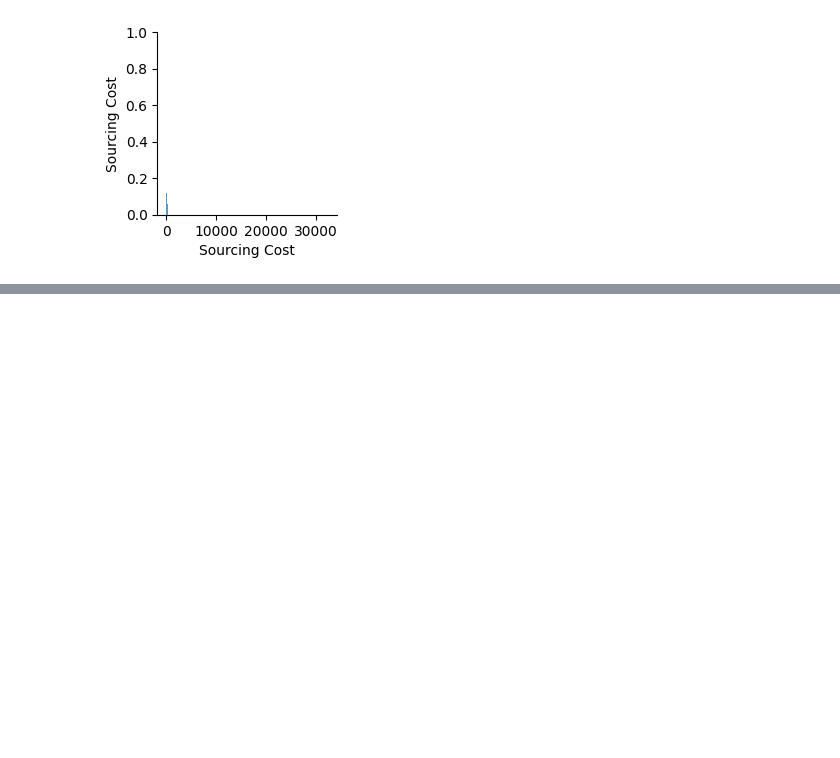
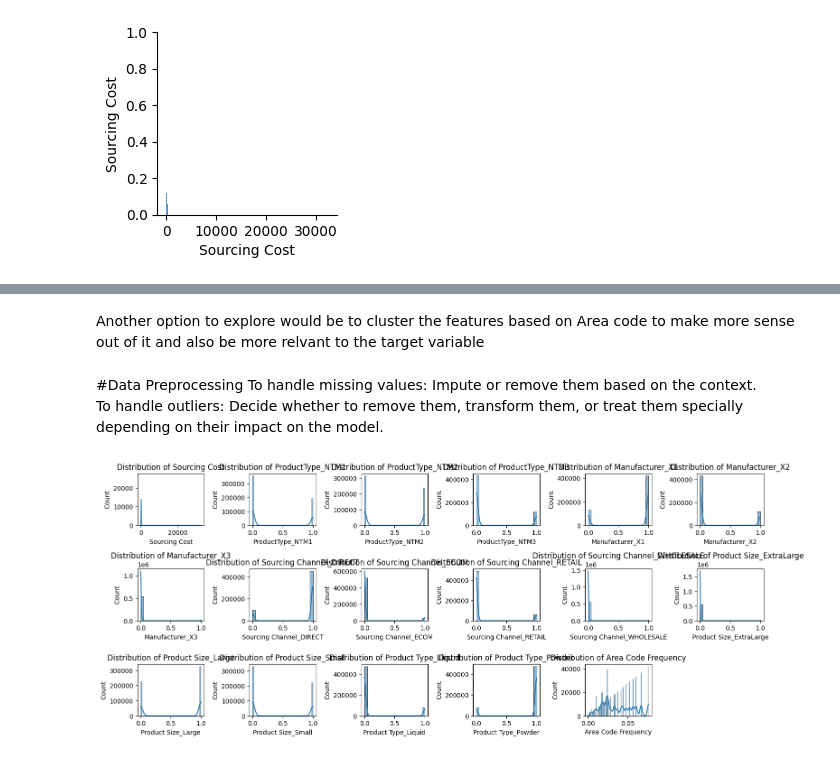
Before and after one commit to aarohisp/Aarohi_AIML-Coding-challenge, a Jupyter notebook: DS_ML_coding_challenge.ipynb, the cells around one changed output, grey strips where cells are left out. Drawn from its saved outputs; the diff is of its cells as text; code cells hidden in the pictures; blank space fills up the shorter version.

```diff
--- a/DS_ML_coding_challenge.ipynb
+++ b/DS_ML_coding_challenge.ipynb
@@ -83,0 +197,12 @@ plt.show()
+# %%
+# Converting 'Month of Sourcing' to datetime format
+df['Datetime Month of Sourcing'] = pd.to_datetime(df['Month of Sourcing'], format='%b-%y')
+df['Sourcing Month'] = df['Datetime Month of Sourcing'].dt.month
+df['Sourcing year'] = df['Datetime Month of Sourcing'].dt.year
+df = df.drop('Datetime Month of Sourcing', axis = 1)
+
+test['Datetime Month of Sourcing'] = pd.to_datetime(test['Month of Sourcing'], format='%b-%y')
+test['Sourcing Month'] = test['Datetime Month of Sourcing'].dt.month
+test['Sourcing year'] = test['Datetime Month of Sourcing'].dt.year
+
+df.head()
@@ -83,0 +216,8 @@ plt.show()
+# %%
+#handling categorical values as most features are unusable from analysis POV
+
+# One-hot encoding all categorical variables except area code as it will increase dimensionality of the dataset
+categorical_columns = ['ProductType', 'Manufacturer', 'Sourcing Channel', 'Product Size', 'Product Type']
+df_encoded = pd.get_dummies(df, columns=categorical_columns, dtype = 'int')
+test_encoded = pd.get_dummies(test, columns=categorical_columns, dtype = 'int')
+df_encoded.head()
@@ -83,0 +243,14 @@ plt.show()
+# %%
+#frequency encoding the area code feature to check for relationship between target variable and frequecy of area code visited
+
+area_code_freq = df_encoded['Area Code'].value_counts(normalize=True)
+df_encoded['Area Code Frequency'] = df_encoded['Area Code'].map(area_code_freq)
+df_encoded.drop('Area Code', axis=1, inplace=True)
+
+
+area_code_freq = test_encoded['Area Code'].value_counts(normalize=True)
+test_encoded['Area Code Frequency'] = test_encoded['Area Code'].map(area_code_freq)
+test_encoded.drop('Area Code', axis=1, inplace=True)
+
+# Display the updated DataFrame
+df.head()
@@ -83,0 +264,20 @@ plt.show()
+# %% [markdown]
+Another option to explore would be to cluster the features based on Area code to make more sense out of it and also be more relvant to the target variable
+# %% [markdown]
+#Data Preprocessing
+To handle missing values: Impute or remove them based on the context.
+<br>
+To handle outliers: Decide whether to remove them, transform them, or treat them specially depending on their impact on the model.
+# %%
+# Plot histograms for numerical features to visualize distribution
+numerical_features = df_encoded.select_dtypes(include=['float64', 'int64']).columns
+
+plt.figure(figsize=(15, 8))
+for i, feature in enumerate(numerical_features):
+    plt.subplot(4, 6, i+1)
+    sns.histplot(df_encoded[feature], kde=True)
+    plt.title(f'Distribution of {feature}')
+plt.tight_layout()
+plt.show()
+# %% [output]
+[figure, added]
```
Also changed, not shown: parts of 57 cells of this notebook.
